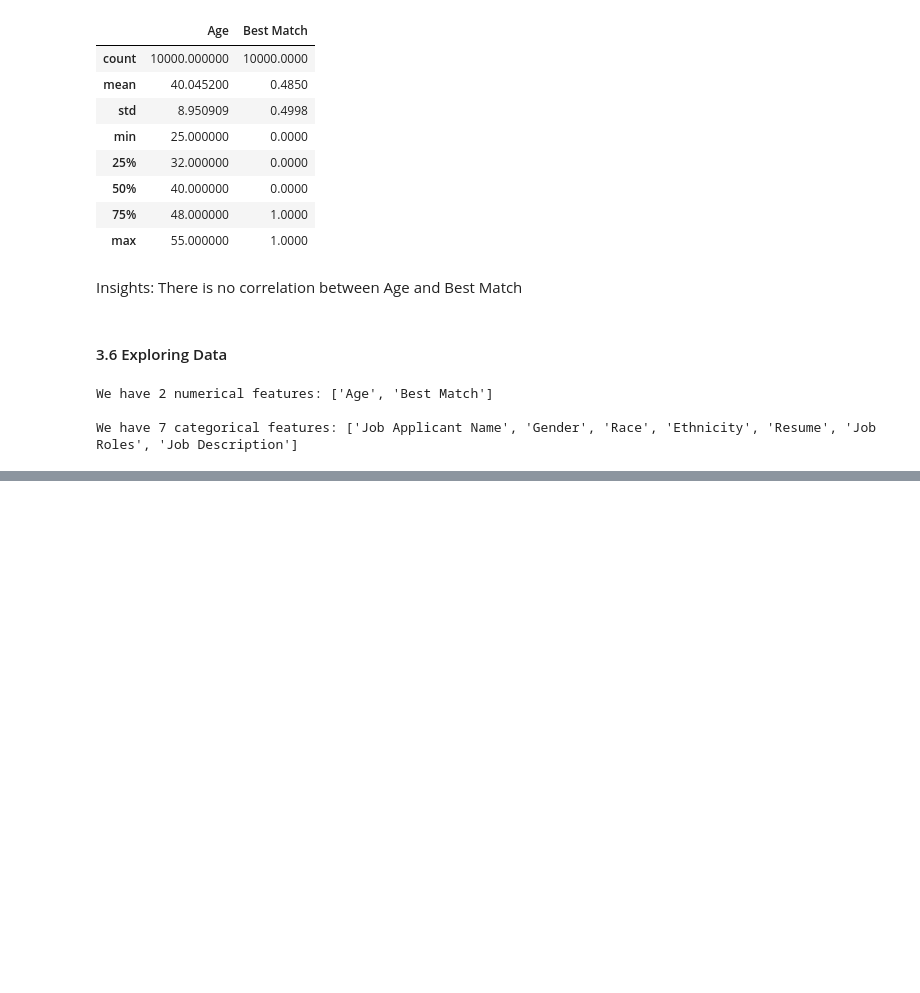
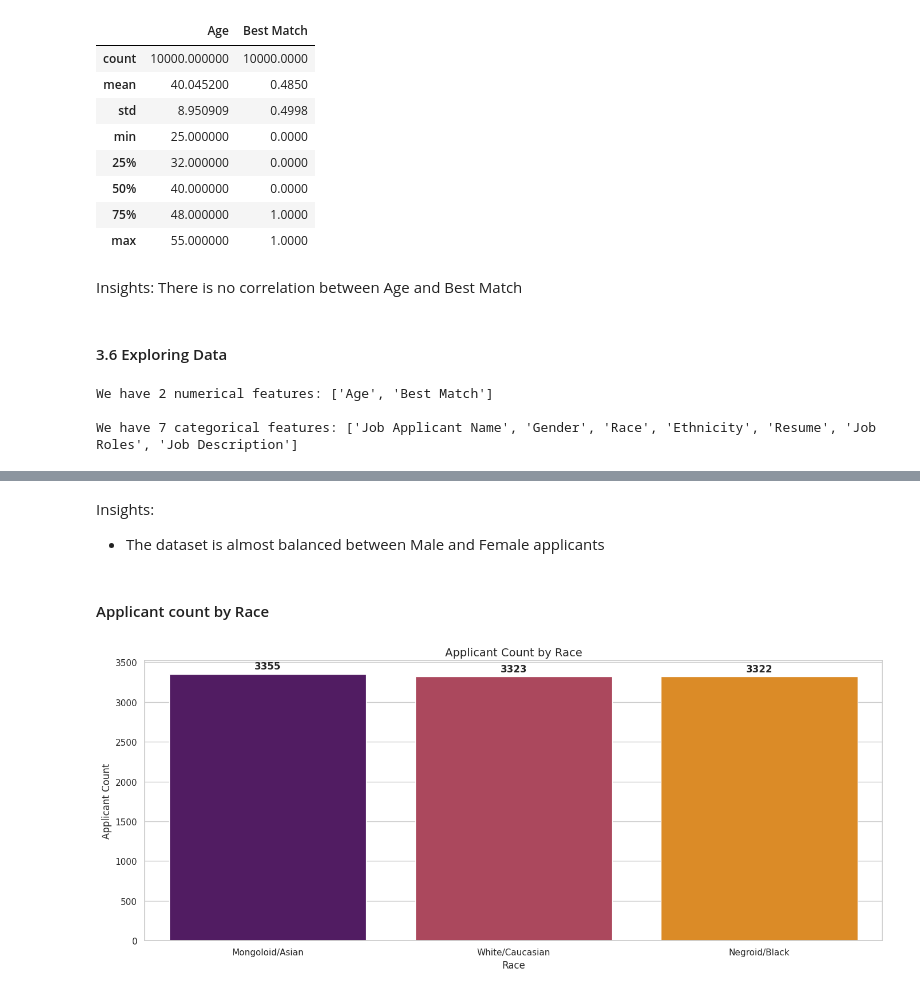
Before and after one commit to Wonderboi693/Resume-screening_Model, a Jupyter notebook: backend/notebooks/EDA_Resume-screening_Model.ipynb, the cells around one changed output, grey strips where cells are left out. Saved outputs shown, nothing was run; the diff lists cells and outputs as text; code cells hidden in the pictures; blank space fills up the shorter version.

```diff
--- a/backend/notebooks/EDA_Resume-screening_Model.ipynb
+++ b/backend/notebooks/EDA_Resume-screening_Model.ipynb
@@ -156,0 +221,21 @@ We have 7 categorical features: ['Job Applicant Name', 'Gender', 'Race', 'Ethnic
+# %% [markdown]
+Insights:
+- The dataset is almost balanced between Male and Female applicants
+# %% [markdown]
+#### Applicant count by Race
+# %%
+plt.figure(figsize=(14, 6))
+
+ax = sns.countplot(x='Race', data=df, palette='inferno')
+
+for container in ax.containers:
+    ax.bar_label(container, fontsize=12, fontweight='bold', padding=3)
+
+plt.title('Applicant Count by Race', fontsize=14)
+plt.xlabel('Race', fontsize=12)
+plt.ylabel('Applicant Count', fontsize=12)
+
+plt.tight_layout()
+plt.show()
+# %% [output]
+[figure, added]
```
Also changed, not shown: parts of 26 cells of this notebook.
